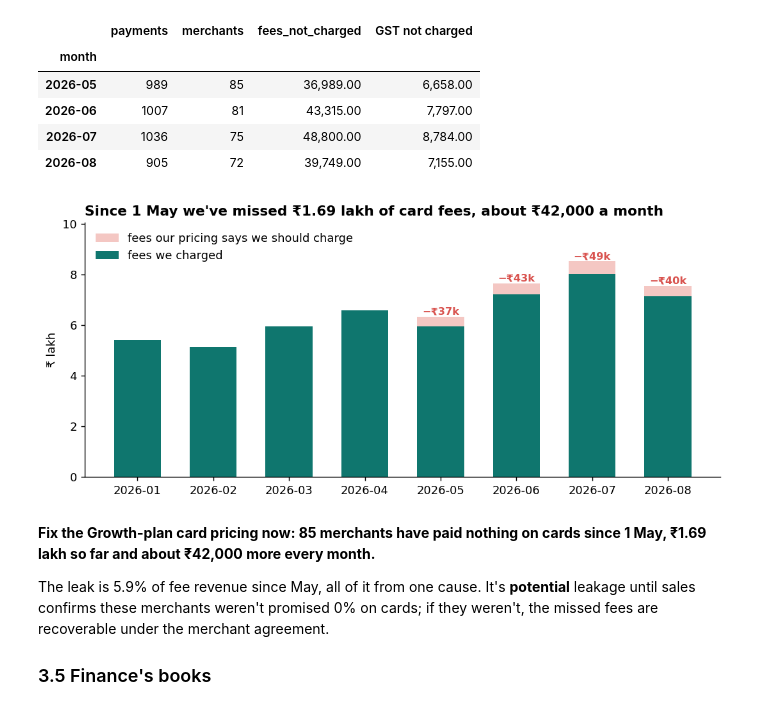
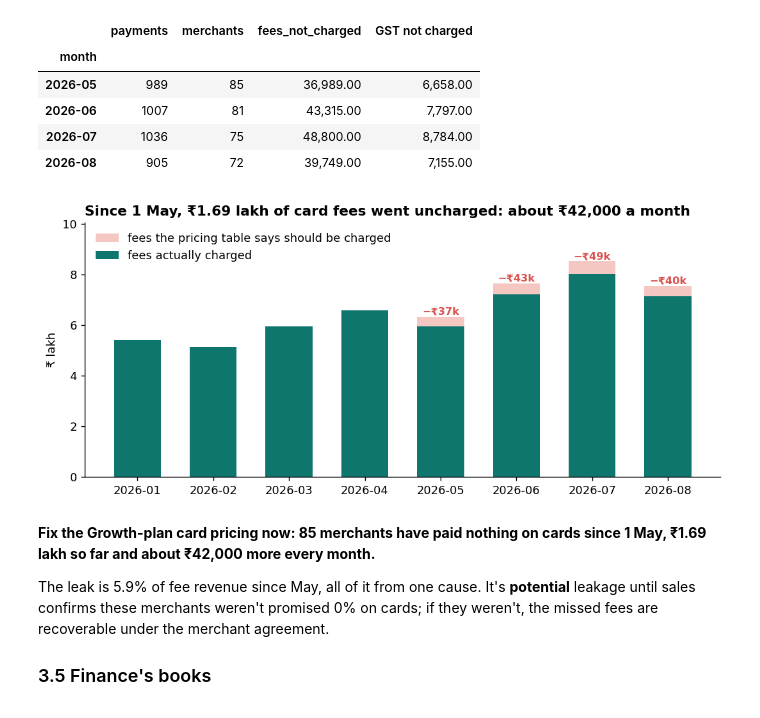
Before and after one commit to JayaVagga/data-analyst-portfolio, a Jupyter notebook: Python/tarang-pay-analysis/notebooks/tarang_pay_analysis.ipynb, the cells around one changed output. Drawn from its saved outputs; the diff is of its cells as text; code cells hidden in the pictures.

```diff
--- a/Python/tarang-pay-analysis/notebooks/tarang_pay_analysis.ipynb
+++ b/Python/tarang-pay-analysis/notebooks/tarang_pay_analysis.ipynb
@@ -645,15 +644,15 @@ total fees not charged since 1 May: ₹168,853 | per month: ₹42,213 | share of
 # %%
 fig, ax = plt.subplots(figsize=(8.4, 3.8))
 ex = sp.assign(month=sp.created_at.dt.to_period("M").astype(str)).groupby("month")[["expected_fee", "fee_charged"]].sum() / 1e5
-ax.bar(ex.index, ex.expected_fee, color="#F4C7C3", width=.62, label="fees our pricing says we should charge")
-ax.bar(ex.index, ex.fee_charged, color=TEAL, width=.62, label="fees we charged")
+ax.bar(ex.index, ex.expected_fee, color="#F4C7C3", width=.62, label="fees the pricing table says should be charged")
+ax.bar(ex.index, ex.fee_charged, color=TEAL, width=.62, label="fees actually charged")
 for i, (e_, c_) in enumerate(ex.values):
     if e_ - c_ > .1: ax.text(i, e_ + .08, f"−₹{(e_ - c_) * 100:,.0f}k", ha="center", fontsize=9, color=RED, fontweight="bold")
 ax.set_ylabel("₹ lakh"); ax.set_ylim(0, ex.expected_fee.max() * 1.18); ax.legend(frameon=False, loc="upper left")
-ax.set_title(f"Since 1 May we've missed ₹{leak.fees_not_charged.sum() / 1e5:.2f} lakh of card fees, about ₹{leak.fees_not_charged.mean() / 1e3:.0f},000 a month")
+ax.set_title(f"Since 1 May, ₹{leak.fees_not_charged.sum() / 1e5:.2f} lakh of card fees went uncharged: about ₹{leak.fees_not_charged.mean() / 1e3:.0f},000 a month")
 fig.tight_layout(); fig.savefig(f"{CHARTS}/00_recommendation.png", bbox_inches="tight"); plt.show()
 # %% [output]
-[figure, old version]
+[figure, new version]
 # %% [markdown]
 **Fix the Growth-plan card pricing now: 85 merchants have paid nothing on cards since 1 May, ₹1.69 lakh so far and about ₹42,000 more every month.**
 
```
Also changed, not shown: parts of 6 cells of this notebook, 2 other files.
